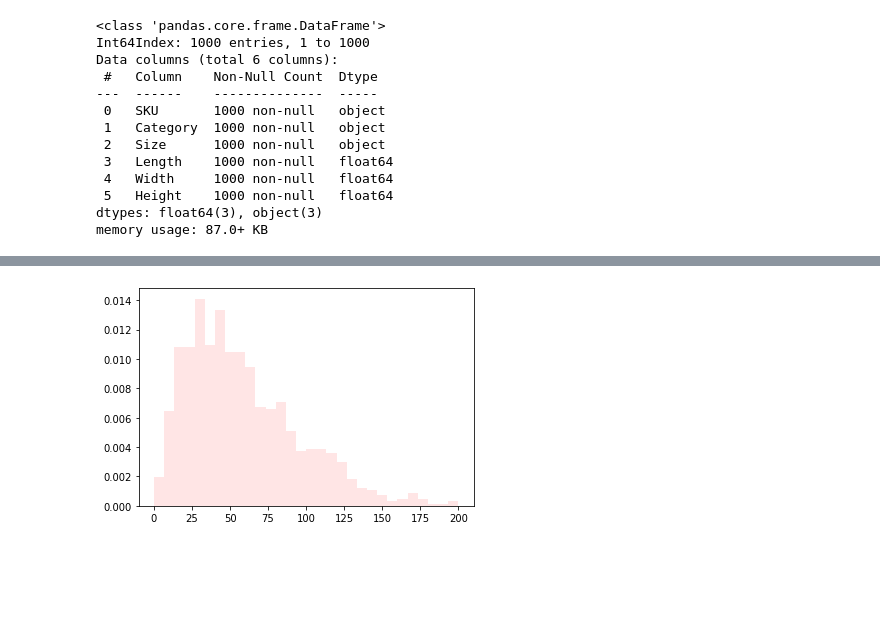
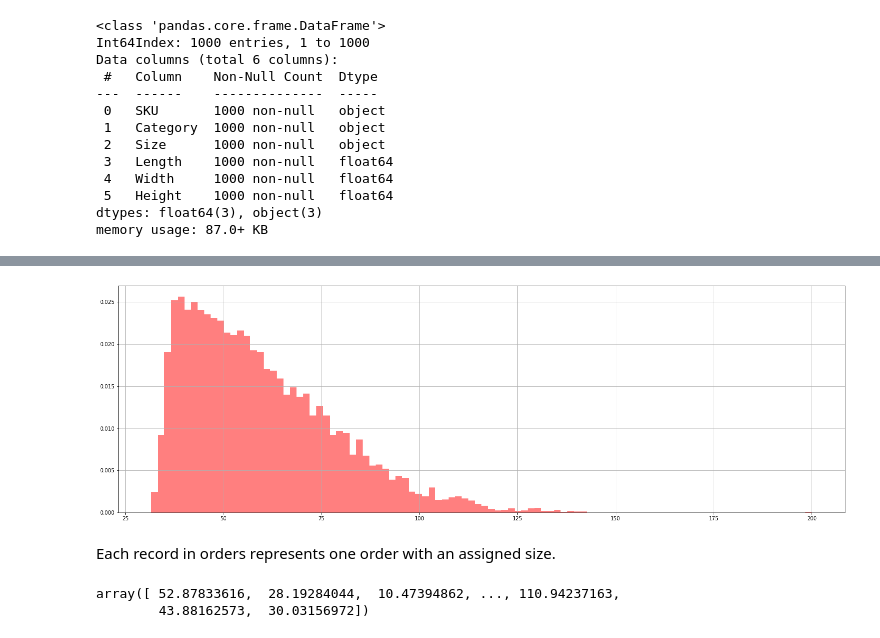
Before and after one commit to LarsTinnefeld/random-operations-generator, a Jupyter notebook: random_generators.ipynb, the cells around one changed output, grey strips where cells are left out. Saved outputs shown, nothing was run; the diff lists cells and outputs as text; code cells hidden in the pictures; blank space fills up the shorter version.

```diff
--- a/random_generators.ipynb
+++ b/random_generators.ipynb
@@ -197,16 +211,27 @@ There is a specific, somewhat business-specific, order profile (units per-order
-# %%
-numValues = 1000
-maxValue = 200
-skewness = 10   #Negative values are left skewed, positive values are right skewed.
-
-random = skewnorm.rvs(a = skewness,loc=maxValue, size=numValues)  #Skewnorm function
-
-random = random - min(random)      #Shift the set so the minimum value is equal to zero.
-random = random / max(random)      #Standadize all the vlues between 0 and 1.
-random = random * maxValue         #Multiply the standardized values by the maximum value.
-
-#Plot histogram to check skewness
-plt.hist(random,30,density=True, color = 'red', alpha=0.1)
-plt.show()
-# %% [output]
-[figure, removed]
+# %%
+# Approach to develop a skewed dataset with "skewnorm"
+n_orders = 10000
+max_order_size = 200
+skewness = 20   # Negative = left skewed, positive = right skewed
+
+random_orders = skewnorm.rvs(a = skewness, loc=max_order_size, size=n_orders)
+
+random_orders= random_orders - min(random_orders) + 1      # Shift dataset to one
+random_orders= random_orders / max(random_orders)
+random_orders= random_orders * max_order_size
+
+# Check
+plt.figure(figsize=(25, 8))
+plt.hist(random_orders, 100, density=True, color='red', alpha=0.5)
+plt.grid()
+
+plt.show()
+# %% [output]
+[figure, added]
+# %% [markdown]
+Each record in orders represents one order with an assigned size.
+# %%
+random_orders
+# %% [output]
+array([ 52.87833616,  28.19284044,  10.47394862, ..., 110.94237163,
+        43.88162573,  30.03156972])
```
Also changed, not shown: parts of 11 cells of this notebook.
